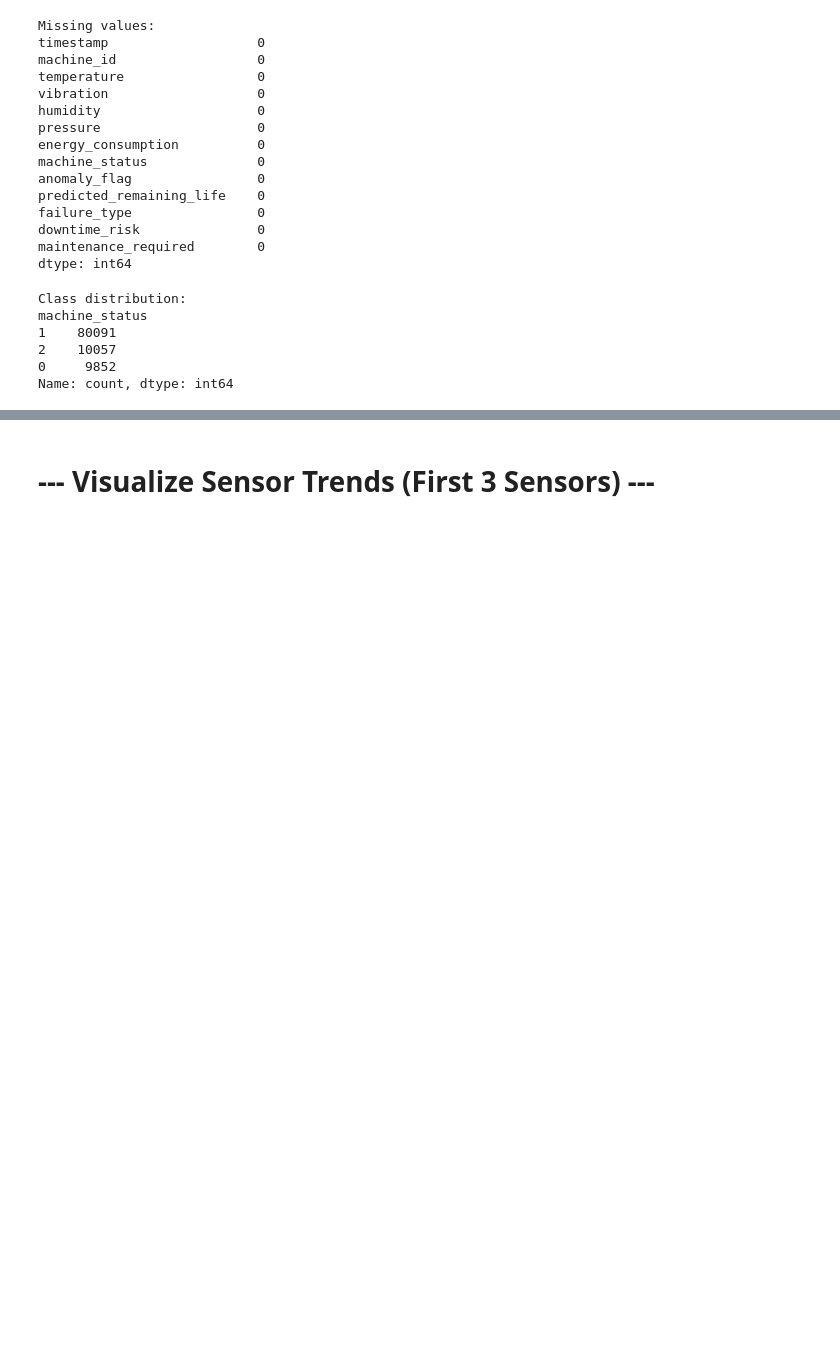
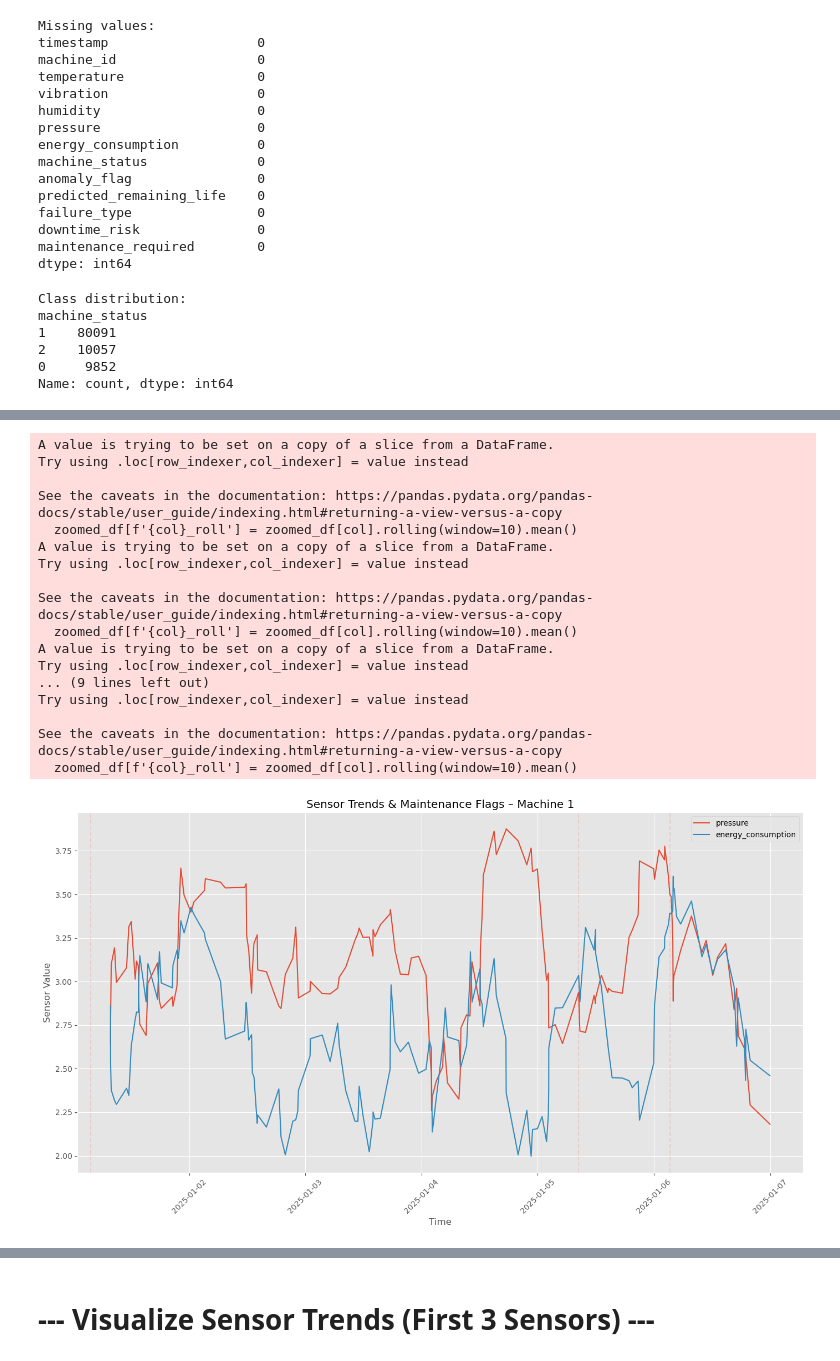
Before and after one commit to alexandrosSamartzis/iot-telemetry-demo, a Jupyter notebook: notebooks/eda.ipynb, the cells around one changed output, grey strips where cells are left out. Drawn from its saved outputs; the diff is of its cells as text; code cells hidden in the pictures; blank space fills up the shorter version.

Commit message:
first underatanding of data without ML preparation

```diff
--- a/notebooks/eda.ipynb
+++ b/notebooks/eda.ipynb
@@ -152,0 +406,62 @@ if 'timestamp' in df.columns:
+# %%
+# === 4. Plot Sensor Trends for a Machine ===
+machine_id = 1  # ⬅️ Change this for other machines
+machine_df = df[df['machine_id'] == machine_id].copy()
+# Narrow down to a specific date/time range
+zoomed_df = machine_df.loc[(machine_df.index >= '2025-01-01') &
+                           (machine_df.index <= '2025-01-07')]
+# Rolling averages
+for col in ['temperature', 'vibration', 'humidity', 'pressure', 'energy_consumption']:
+    zoomed_df[f'{col}_roll'] = zoomed_df[col].rolling(window=10).mean()
+
+# Plot with maintenance flags
+plt.figure(figsize=(14, 8))
+for col in [ 'pressure_roll', 'energy_consumption_roll']:
+    plt.plot(zoomed_df.index, zoomed_df[col], label=col.replace('_roll', ''))
+
+# Mark maintenance
+#failure_type
+#Normal              91899
+#Vibration Issue      3129
+#Overheating          1989
+#Pressure Drop        1969
+#Electrical Fault     1014
+
+#for ts in machine_df[machine_df['maintenance_required'] == 1].index:
+#for ts in zoomed_df[zoomed_df['failure_type'] != 'Normal'].index:
+#    plt.axvline(ts, color='white', linestyle='--', alpha=0.1)
+for ts in zoomed_df[zoomed_df['failure_type'] == 'Overheating'].index:
+    plt.axvline(ts, color='green', linestyle='--', alpha=0.2)
+for ts in zoomed_df[zoomed_df['failure_type'] == 'Vibration Issue'].index:
+    plt.axvline(ts, color='red', linestyle='--', alpha=0.2)
+for ts in zoomed_df[zoomed_df['failure_type'] == 'Pressure Drop'].index:
+    plt.axvline(ts, color='blue', linestyle='--', alpha=0.2)
+for ts in zoomed_df[zoomed_df['failure_type'] == 'Electrical Fault'].index:
+    plt.axvline(ts, color='purple', linestyle='--', alpha=0.2)
+
+plt.title(f"Sensor Trends & Maintenance Flags – Machine {machine_id}")
+plt.xlabel("Time")
+plt.ylabel("Sensor Value")
+plt.legend()
+plt.xticks(rotation=45)
+plt.tight_layout()
+plt.show()
+# %% [output]
+A value is trying to be set on a copy of a slice from a DataFrame.
+Try using .loc[row_indexer,col_indexer] = value instead
+
+See the caveats in the documentation: https://pandas.pydata.org/pandas-docs/stable/user_guide/indexing.html#returning-a-view-versus-a-copy
+  zoomed_df[f'{col}_roll'] = zoomed_df[col].rolling(window=10).mean()
+A value is trying to be set on a copy of a slice from a DataFrame.
+Try using .loc[row_indexer,col_indexer] = value instead
+
+See the caveats in the documentation: https://pandas.pydata.org/pandas-docs/stable/user_guide/indexing.html#returning-a-view-versus-a-copy
+  zoomed_df[f'{col}_roll'] = zoomed_df[col].rolling(window=10).mean()
+A value is trying to be set on a copy of a slice from a DataFrame.
+Try using .loc[row_indexer,col_indexer] = value instead
+... (9 lines left out)
+Try using .loc[row_indexer,col_indexer] = value instead
+
+See the caveats in the documentation: https://pandas.pydata.org/pandas-docs/stable/user_guide/indexing.html#returning-a-view-versus-a-copy
+  zoomed_df[f'{col}_roll'] = zoomed_df[col].rolling(window=10).mean()
+[figure, added]
```
Also changed, not shown: parts of 8 cells of this notebook.
